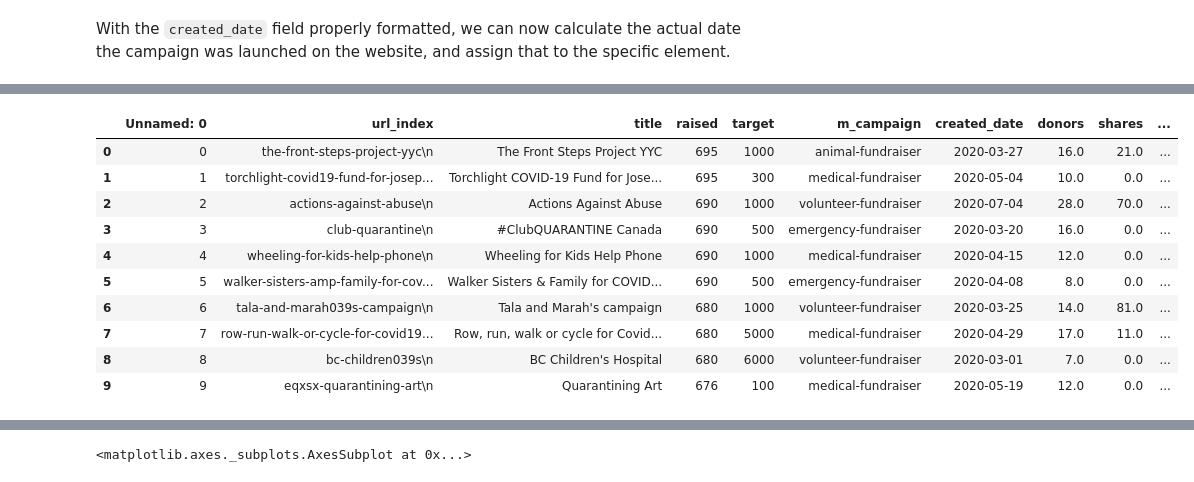
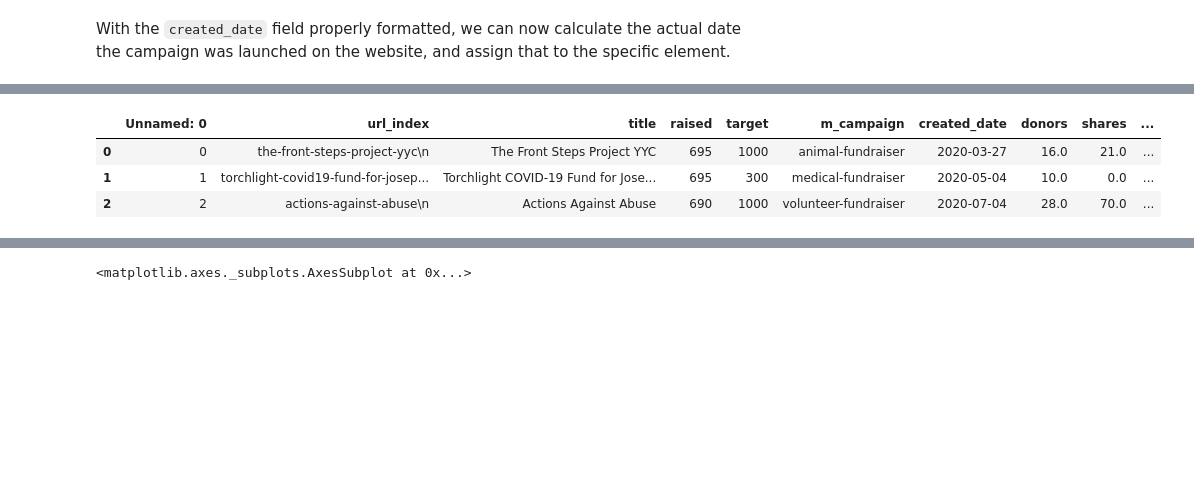
Before and after one commit to gvsa123/GoFundMe, a Jupyter notebook: gofund_stats.ipynb, the cells around one changed output, grey strips where cells are left out. Cells and saved outputs as stored; diff of their text form; code cells hidden in the pictures; blank space fills up the shorter version.

````diff
--- a/gofund_stats.ipynb
+++ b/gofund_stats.ipynb
@@ -172,5 +106,0 @@ The next block of code is a work around for the above mentioned issue with the `
-# %%
-x = 0
-for i in days_index:
-    df['created_date'].loc[i] = str(days_int[x])
-    x += 1
@@ -212,0 +107,3 @@ Name: created_date, dtype: object
+# %%
+df.loc[days_index, 'created_date'] = days_int
+df.loc[days_index, 'created_date']
@@ -275,19 +180,12 @@ story_tokens            object
 dtype: object
 ```
 # %%
-df.head(10)
+df.head(3)
 # %% [output]
 |  | Unnamed: 0 | url_index | title | raised | target | m_campaign | created_date | donors | shares | ... |
 | 0 | 0 | the-front-steps-project-yyc\n | The Front Steps Project YYC | 695 | 1000 | animal-fundraiser | 2020-03-27 | 16.0 | 21.0 | ... |
 | 1 | 1 | torchlight-covid19-fund-for-josep... | Torchlight COVID-19 Fund for Jose... | 695 | 300 | medical-fundraiser | 2020-05-04 | 10.0 | 0.0 | ... |
 | 2 | 2 | actions-against-abuse\n | Actions Against Abuse | 690 | 1000 | volunteer-fundraiser | 2020-07-04 | 28.0 | 70.0 | ... |
-| 3 | 3 | club-quarantine\n | #ClubQUARANTINE Canada | 690 | 500 | emergency-fundraiser | 2020-03-20 | 16.0 | 0.0 | ... |
-| 4 | 4 | wheeling-for-kids-help-phone\n | Wheeling for Kids Help Phone | 690 | 1000 | medical-fundraiser | 2020-04-15 | 12.0 | 0.0 | ... |
-| 5 | 5 | walker-sisters-amp-family-for-cov... | Walker Sisters & Family for COVID... | 690 | 500 | emergency-fundraiser | 2020-04-08 | 8.0 | 0.0 | ... |
-| 6 | 6 | tala-and-marah039s-campaign\n | Tala and Marah's campaign | 680 | 1000 | volunteer-fundraiser | 2020-03-25 | 14.0 | 81.0 | ... |
-| 7 | 7 | row-run-walk-or-cycle-for-covid19... | Row, run, walk or cycle for Covid... | 680 | 5000 | medical-fundraiser | 2020-04-29 | 17.0 | 11.0 | ... |
-| 8 | 8 | bc-children039s\n | BC Children's Hospital | 680 | 6000 | volunteer-fundraiser | 2020-03-01 | 7.0 | 0.0 | ... |
-| 9 | 9 | eqxsx-quarantining-art\n | Quarantining Art | 676 | 100 | medical-fundraiser | 2020-05-19 | 12.0 | 0.0 | ... |
 # %% [markdown]
 ## Descriptive Statistics for the GoFundMe dataset
 
````
Also changed, not shown: parts of 21 cells of this notebook, 2 other files.
